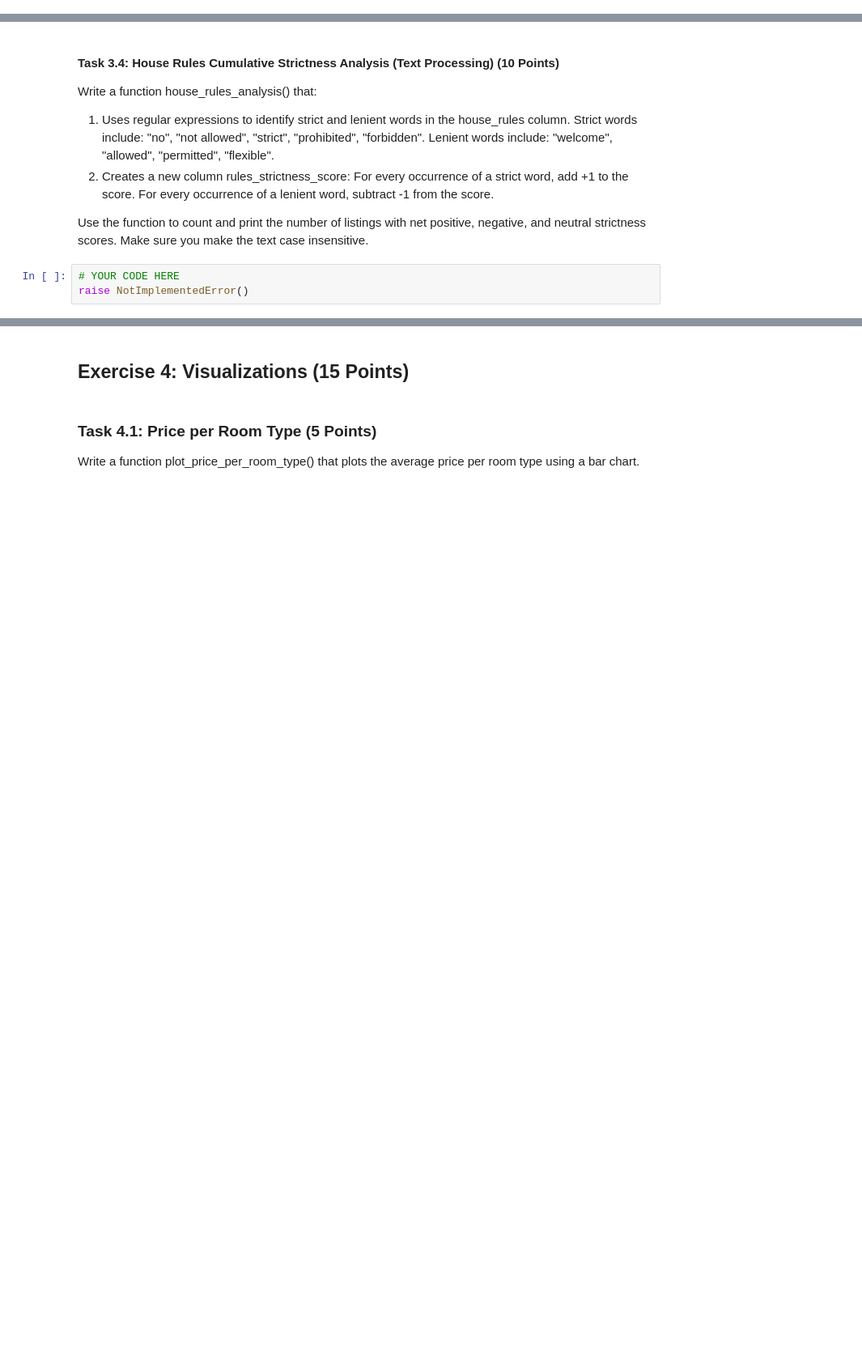
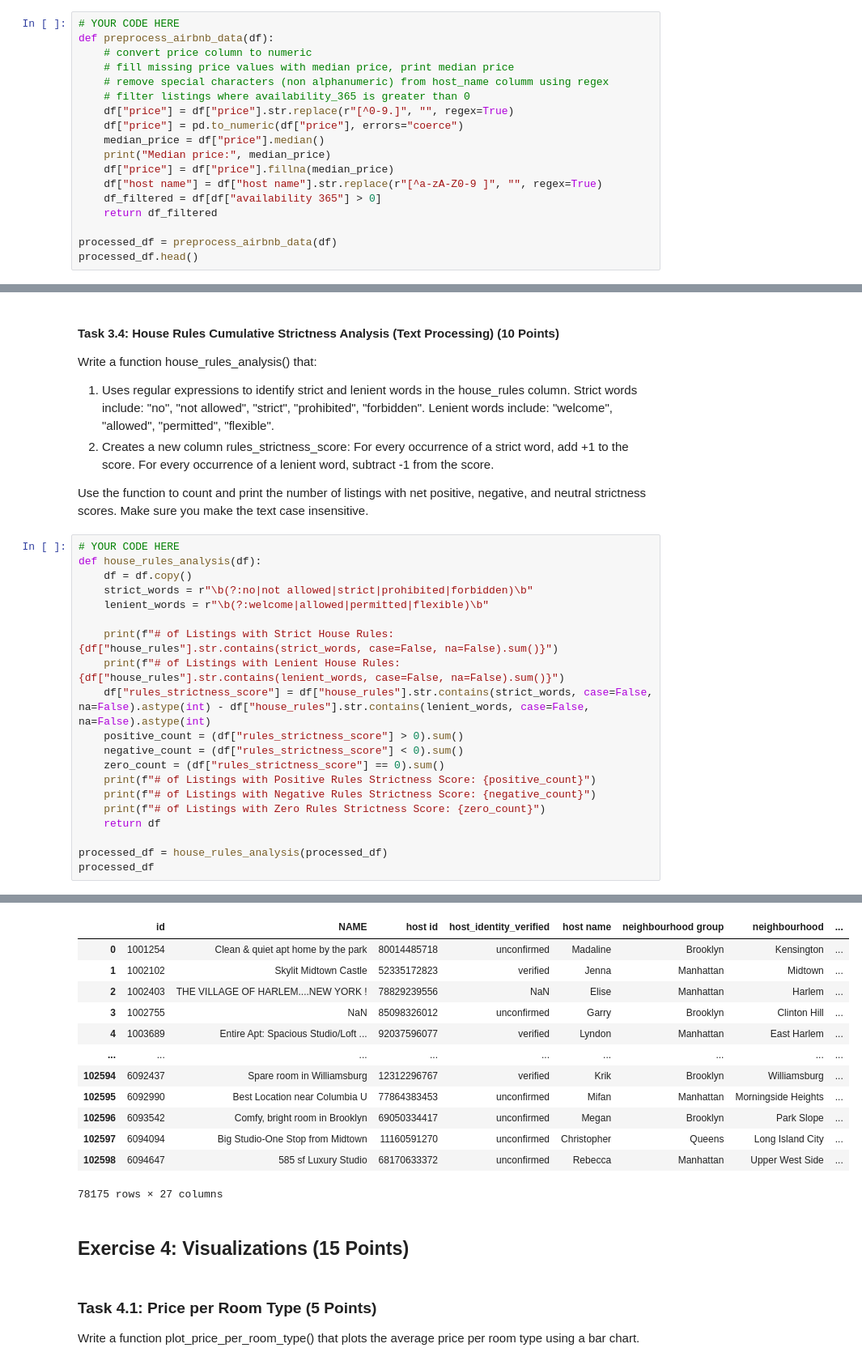
Before and after one commit to TangyKiwi/DSC-200, a Jupyter notebook: Assignment_2/Assignment_2.ipynb, the cells around one changed output, grey strips where cells are left out. Shown at 81% size. Cells and saved outputs as stored; diff of their text form; blank space fills up the shorter version.

```diff
--- a/Assignment_2/Assignment_2.ipynb
+++ b/Assignment_2/Assignment_2.ipynb
@@ -161,0 +229,18 @@ raise NotImplementedError()
+# %%
+# YOUR CODE HERE
+def preprocess_airbnb_data(df):
+    # convert price column to numeric
+    # fill missing price values with median price, print median price
+    # remove special characters (non alphanumeric) from host_name columm using regex
+    # filter listings where availability_365 is greater than 0
+    df["price"] = df["price"].str.replace(r"[^0-9.]", "", regex=True)
+    df["price"] = pd.to_numeric(df["price"], errors="coerce")
+    median_price = df["price"].median()
+    print("Median price:", median_price)
+    df["price"] = df["price"].fillna(median_price)
+    df["host name"] = df["host name"].str.replace(r"[^a-zA-Z0-9 ]", "", regex=True)
+    df_filtered = df[df["availability 365"] > 0]
+    return df_filtered
+
+processed_df = preprocess_airbnb_data(df)
+processed_df.head()
@@ -208,6 +350,24 @@ Write a function house_rules_analysis() that:
     For every occurrence of a lenient word, subtract -1 from the score.
 
 Use the function to count and print the number of listings with net positive, negative, and neutral strictness scores. Make sure you make the text case insensitive.
-# %%
-# YOUR CODE HERE
-raise NotImplementedError()
+# %%
+# YOUR CODE HERE
+def house_rules_analysis(df):
+    df = df.copy()
+    strict_words = r"\b(?:no|not allowed|strict|prohibited|forbidden)\b"
+    lenient_words = r"\b(?:welcome|allowed|permitted|flexible)\b"
+
+    print(f"# of Listings with Strict House Rules: {df["house_rules"].str.contains(strict_words, case=False, na=False).sum()}")
+    print(f"# of Listings with Lenient House Rules: {df["house_rules"].str.contains(lenient_words, case=False, na=False).sum()}")
+    df["rules_strictness_score"] = df["house_rules"].str.contains(strict_words, case=False, na=False).astype(int) - df["house_rules"].str.contains(lenient_words, case=False, na=False).astype(int)
+    positive_count = (df["rules_strictness_score"] > 0).sum()
+    negative_count = (df["rules_strictness_score"] < 0).sum()
+    zero_count = (df["rules_strictness_score"] == 0).sum()
+    print(f"# of Listings with Positive Rules Strictness Score: {positive_count}")
+    print(f"# of Listings with Negative Rules Strictness Score: {negative_count}")
+    print(f"# of Listings with Zero Rules Strictness Score: {zero_count}")
+    return df
+
+processed_df = house_rules_analysis(processed_df)
+processed_df
+# %% [output]
@@ -214,3 +379,16 @@ raise NotImplementedError()
+|  | id | NAME | host id | host_identity_verified | host name | neighbourhood group | neighbourhood | ... |
+| 0 | 1001254 | Clean & quiet apt home by the park | 80014485718 | unconfirmed | Madaline | Brooklyn | Kensington | ... |
+| 1 | 1002102 | Skylit Midtown Castle | 52335172823 | verified | Jenna | Manhattan | Midtown | ... |
+| 2 | 1002403 | THE VILLAGE OF HARLEM....NEW YORK ! | 78829239556 | NaN | Elise | Manhattan | Harlem | ... |
+| 3 | 1002755 | NaN | 85098326012 | unconfirmed | Garry | Brooklyn | Clinton Hill | ... |
+| 4 | 1003689 | Entire Apt: Spacious Studio/Loft ... | 92037596077 | verified | Lyndon | Manhattan | East Harlem | ... |
+| ... | ... | ... | ... | ... | ... | ... | ... | ... |
+| 102594 | 6092437 | Spare room in Williamsburg | 12312296767 | verified | Krik | Brooklyn | Williamsburg | ... |
+| 102595 | 6092990 | Best Location near Columbia U | 77864383453 | unconfirmed | Mifan | Manhattan | Morningside Heights | ... |
+| 102596 | 6093542 | Comfy, bright room in Brooklyn | 69050334417 | unconfirmed | Megan | Brooklyn | Park Slope | ... |
+| 102597 | 6094094 | Big Studio-One Stop from Midtown | 11160591270 | unconfirmed | Christopher | Queens | Long Island City | ... |
+| 102598 | 6094647 | 585 sf Luxury Studio | 68170633372 | unconfirmed | Rebecca | Manhattan | Upper West Side | ... |
+78175 rows × 27 columns
 # %% [markdown]
 ## Exercise 4: Visualizations (15 Points)
 # %% [markdown]
```
Also changed, not shown: parts of 40 cells of this notebook.
